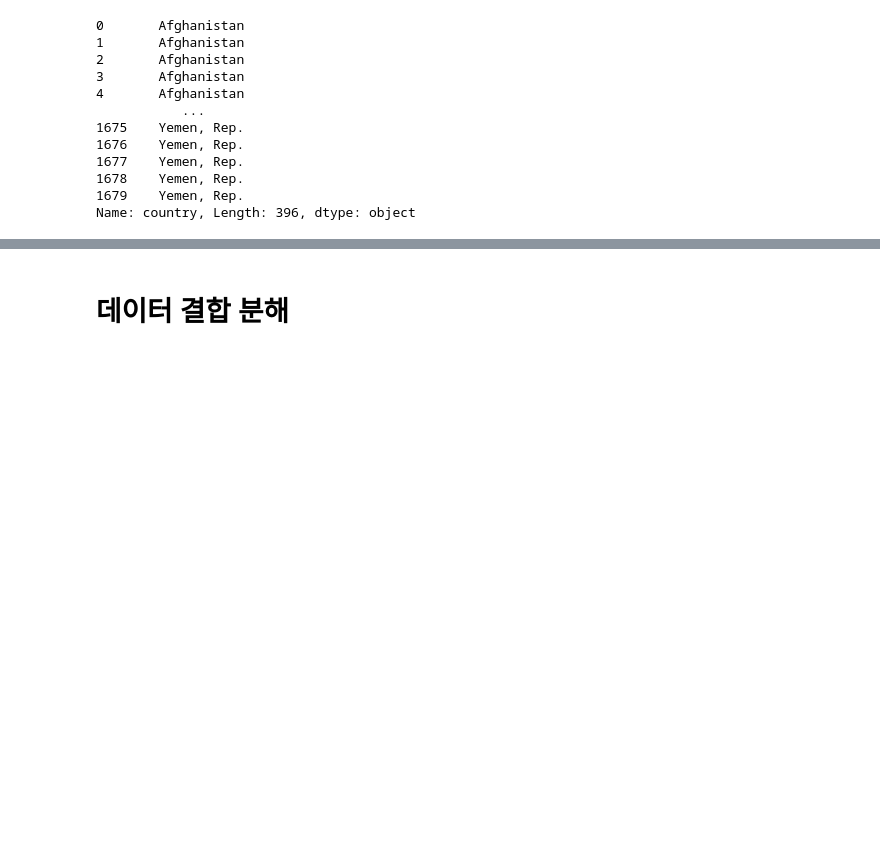
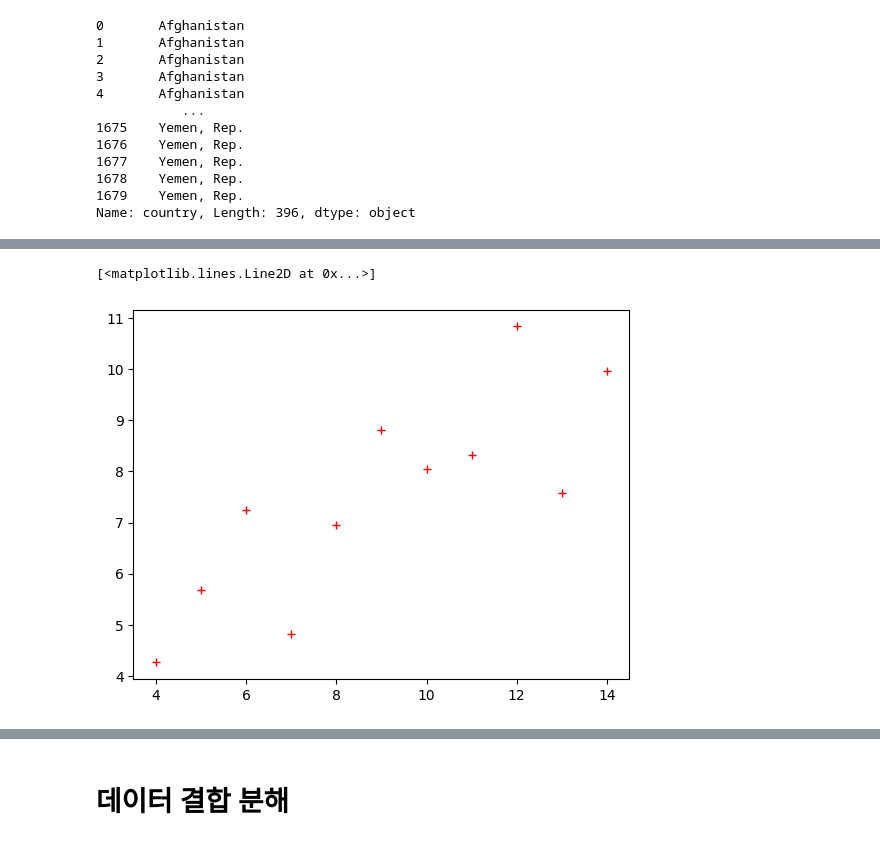
Before and after one commit to shkim-3988/Python-Study, a Jupyter notebook: pandas_learn.ipynb, the cells around one changed output, grey strips where cells are left out. Drawn from its saved outputs; the diff is of its cells as text; code cells hidden in the pictures; blank space fills up the shorter version.

```diff
--- a/pandas_learn.ipynb
+++ b/pandas_learn.ipynb
@@ -629,0 +592,6 @@ df[:4]
+# %%
+plt.plot(dataset_1['x'], dataset_1['y'], 'r+')
+# plt.plot(dataset_1['y'], 'r+')
+# %% [output]
+[<matplotlib.lines.Line2D at 0x...>]
+[figure, added]
```
Also changed, not shown: parts of 91 cells of this notebook.
